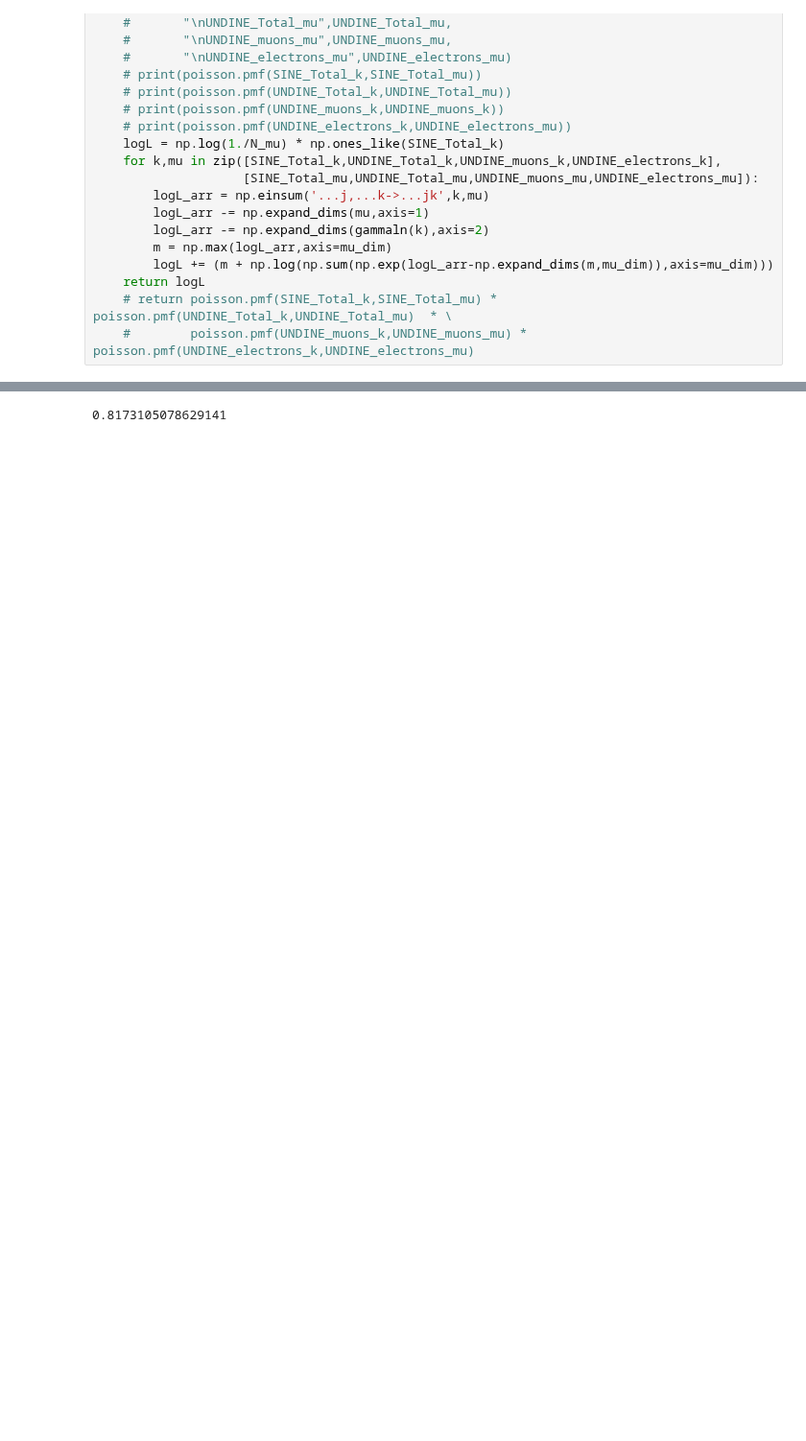
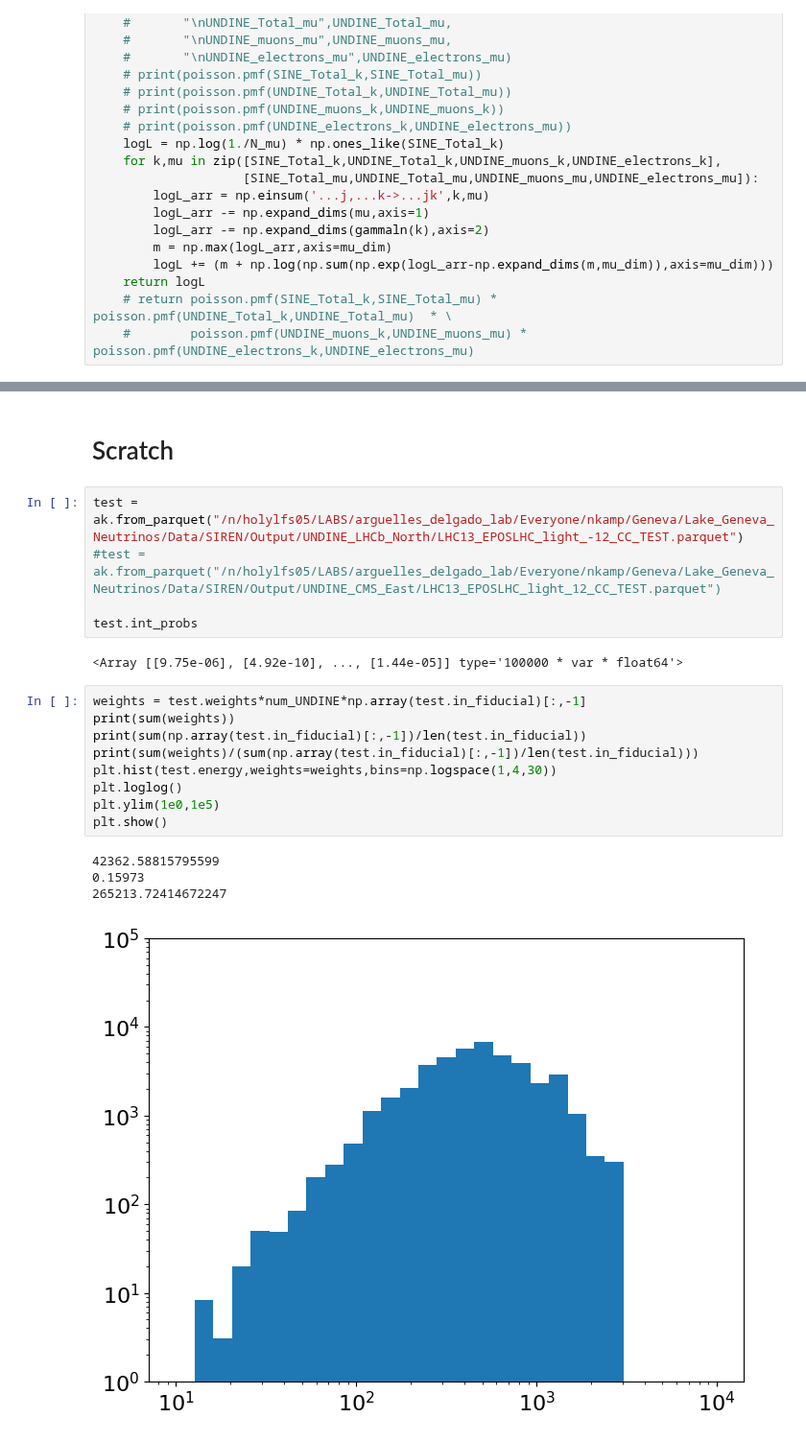
Before and after one commit to nickkamp1/Lake_Geneva_Neutrinos, a Jupyter notebook: SIREN_Analysis.ipynb, the cells around one changed output, grey strips where cells are left out. Shown at 96% size. Saved outputs shown, nothing was run; the diff lists cells and outputs as text; blank space fills up the shorter version.

```diff
--- a/SIREN_Analysis.ipynb
+++ b/SIREN_Analysis.ipynb
@@ -920,3 +1048,23 @@ PYTHIA8 MS
+# %% [markdown]
+# Scratch
 # %%
+test = ak.from_parquet("/n/holylfs05/LABS/arguelles_delgado_lab/Everyone/nkamp/Geneva/Lake_Geneva_Neutrinos/Data/SIREN/Output/UNDINE_LHCb_North/LHC13_EPOSLHC_light_-12_CC_TEST.parquet")
+#test = ak.from_parquet("/n/holylfs05/LABS/arguelles_delgado_lab/Everyone/nkamp/Geneva/Lake_Geneva_Neutrinos/Data/SIREN/Output/UNDINE_CMS_East/LHC13_EPOSLHC_light_12_CC_TEST.parquet")
+
+test.int_probs
 # %% [output]
-0.8173105078629141
+<Array [[9.75e-06], [4.92e-10], ..., [1.44e-05]] type='100000 * var * float64'>
+# %%
+weights = test.weights*num_UNDINE*np.array(test.in_fiducial)[:,-1]
+print(sum(weights))
+print(sum(np.array(test.in_fiducial)[:,-1])/len(test.in_fiducial))
+print(sum(weights)/(sum(np.array(test.in_fiducial)[:,-1])/len(test.in_fiducial)))
+plt.hist(test.energy,weights=weights,bins=np.logspace(1,4,30))
+plt.loglog()
+plt.ylim(1e0,1e5)
+plt.show()
+# %% [output]
+42362.58815795599
+0.15973
+265213.72414672247
+[figure, added]
```
Also changed, not shown: parts of 12 cells of this notebook, 18 other files.
